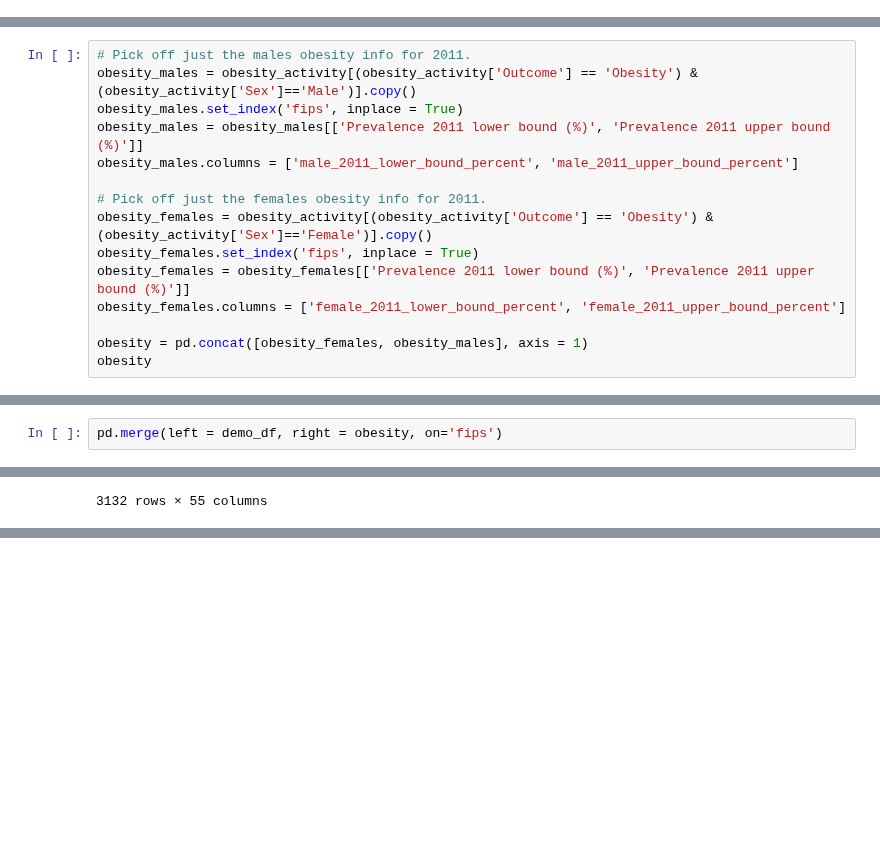
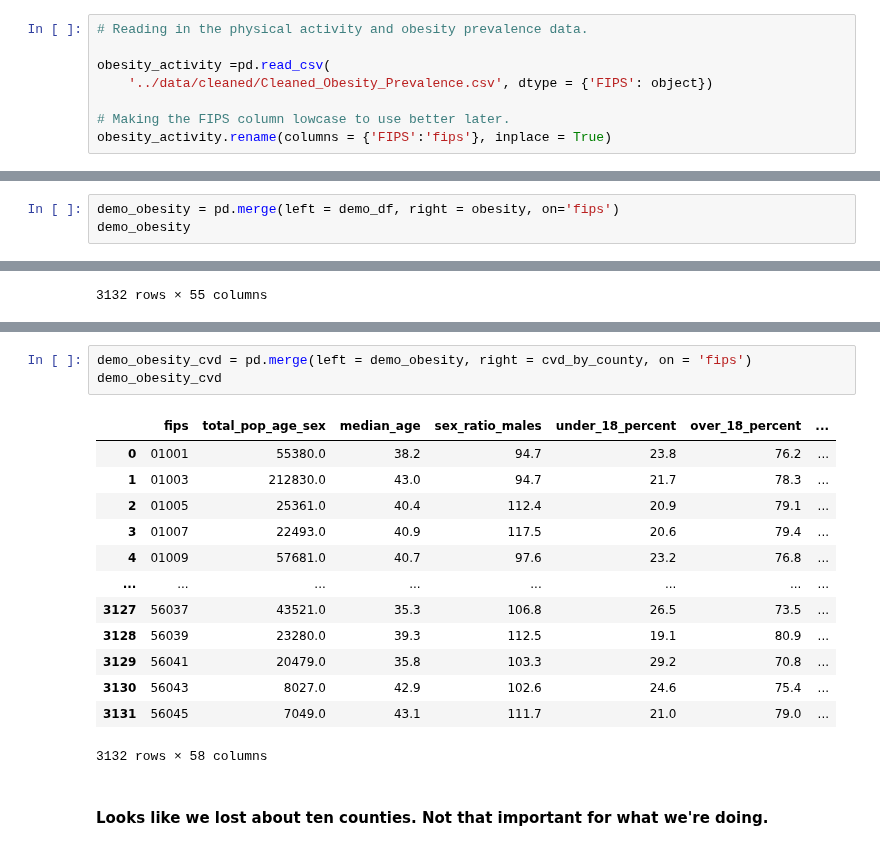
Before and after one commit to calculaterceec/Proj4Team2, a Jupyter notebook: code/02-2-Demo_with_health.ipynb, the cells around one changed output, grey strips where cells are left out. Cells and saved outputs as stored; diff of their text form; blank space fills up the shorter version.

```diff
--- a/code/02-2-Demo_with_health.ipynb
+++ b/code/02-2-Demo_with_health.ipynb
@@ -2,3 +2,11 @@
 import pandas as pd
 pd.set_option('display.max_columns', None)
 pd.set_option('display.max_colwidth', None)
+# %%
+# Reading in the physical activity and obesity prevalence data.
+
+obesity_activity =pd.read_csv(
+    '../data/cleaned/Cleaned_Obesity_Prevalence.csv', dtype = {'FIPS': object})
+
+# Making the FIPS column lowcase to use better later.
+obesity_activity.rename(columns = {'FIPS':'fips'}, inplace = True)
@@ -224,15 +126,0 @@ obesity_activity
-# %%
-# Pick off just the males obesity info for 2011.
-obesity_males = obesity_activity[(obesity_activity['Outcome'] == 'Obesity') & (obesity_activity['Sex']=='Male')].copy()
-obesity_males.set_index('fips', inplace = True)
-obesity_males = obesity_males[['Prevalence 2011 lower bound (%)', 'Prevalence 2011 upper bound (%)']]
-obesity_males.columns = ['male_2011_lower_bound_percent', 'male_2011_upper_bound_percent']
-
-# Pick off just the females obesity info for 2011.
-obesity_females = obesity_activity[(obesity_activity['Outcome'] == 'Obesity') & (obesity_activity['Sex']=='Female')].copy()
-obesity_females.set_index('fips', inplace = True)
-obesity_females = obesity_females[['Prevalence 2011 lower bound (%)', 'Prevalence 2011 upper bound (%)']]
-obesity_females.columns = ['female_2011_lower_bound_percent', 'female_2011_upper_bound_percent']
-
-obesity = pd.concat([obesity_females, obesity_males], axis = 1)
-obesity
@@ -340,5 +196,6 @@ obesity
 # %%
-pd.merge(left = demo_df, right = obesity, on='fips')
+demo_obesity = pd.merge(left = demo_df, right = obesity, on='fips')
+demo_obesity
 # %% [output]
 |  | total_pop_age_sex | median_age | sex_ratio_males | under_18_percent | over_18_percent | over_65_percent | ... |
 | fips |  |  |  |  |  |  | ... |
@@ -360,0 +230,19 @@ InvalidIndexError: Reindexing only valid with uniquely valued Index objects
+# %%
+demo_obesity_cvd = pd.merge(left = demo_obesity, right = cvd_by_county, on = 'fips')
+demo_obesity_cvd
+# %% [output]
+|  | fips | total_pop_age_sex | median_age | sex_ratio_males | under_18_percent | over_18_percent | ... |
+| 0 | 01001 | 55380.0 | 38.2 | 94.7 | 23.8 | 76.2 | ... |
+| 1 | 01003 | 212830.0 | 43.0 | 94.7 | 21.7 | 78.3 | ... |
+| 2 | 01005 | 25361.0 | 40.4 | 112.4 | 20.9 | 79.1 | ... |
+| 3 | 01007 | 22493.0 | 40.9 | 117.5 | 20.6 | 79.4 | ... |
+| 4 | 01009 | 57681.0 | 40.7 | 97.6 | 23.2 | 76.8 | ... |
+| ... | ... | ... | ... | ... | ... | ... | ... |
+| 3127 | 56037 | 43521.0 | 35.3 | 106.8 | 26.5 | 73.5 | ... |
+| 3128 | 56039 | 23280.0 | 39.3 | 112.5 | 19.1 | 80.9 | ... |
+| 3129 | 56041 | 20479.0 | 35.8 | 103.3 | 29.2 | 70.8 | ... |
+| 3130 | 56043 | 8027.0 | 42.9 | 102.6 | 24.6 | 75.4 | ... |
+| 3131 | 56045 | 7049.0 | 43.1 | 111.7 | 21.0 | 79.0 | ... |
+3132 rows × 58 columns
+# %% [markdown]
+#### Looks like we lost about ten counties. Not that important for what we're doing.
```
Also changed, not shown: parts of 28 cells of this notebook, 1 other file.
